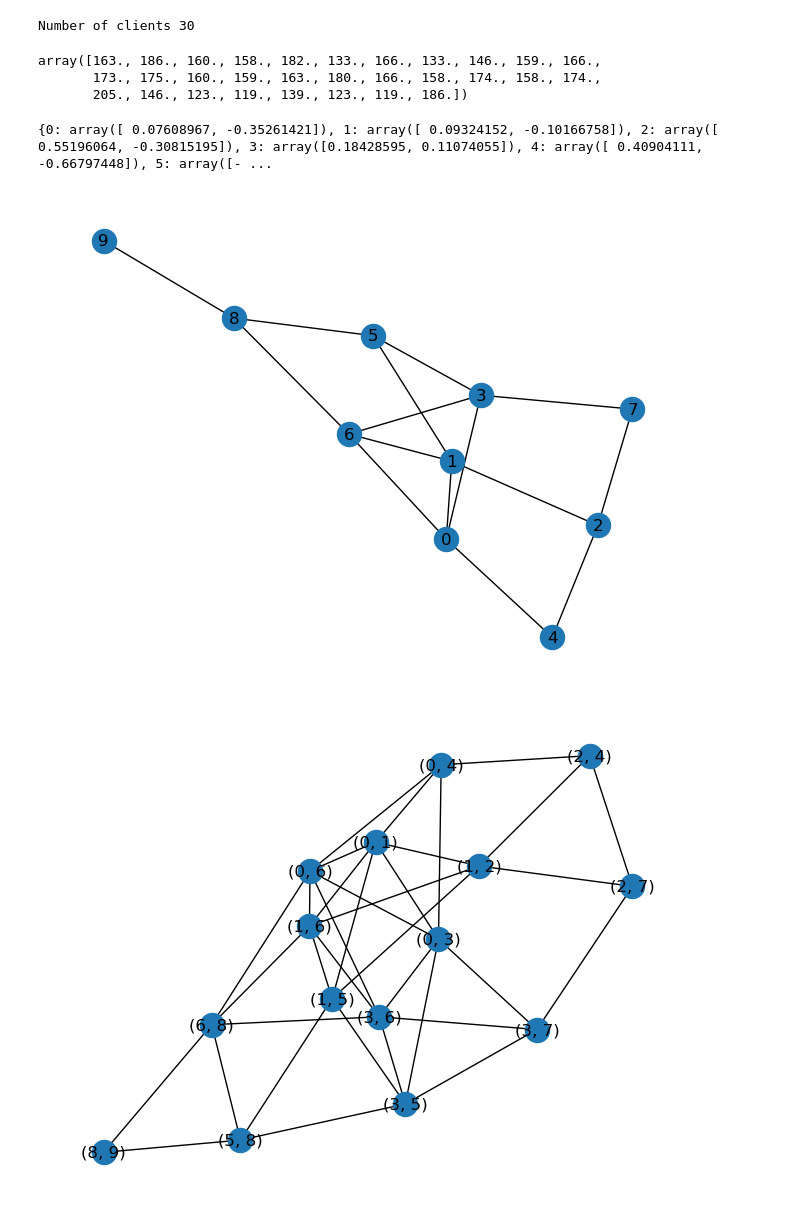
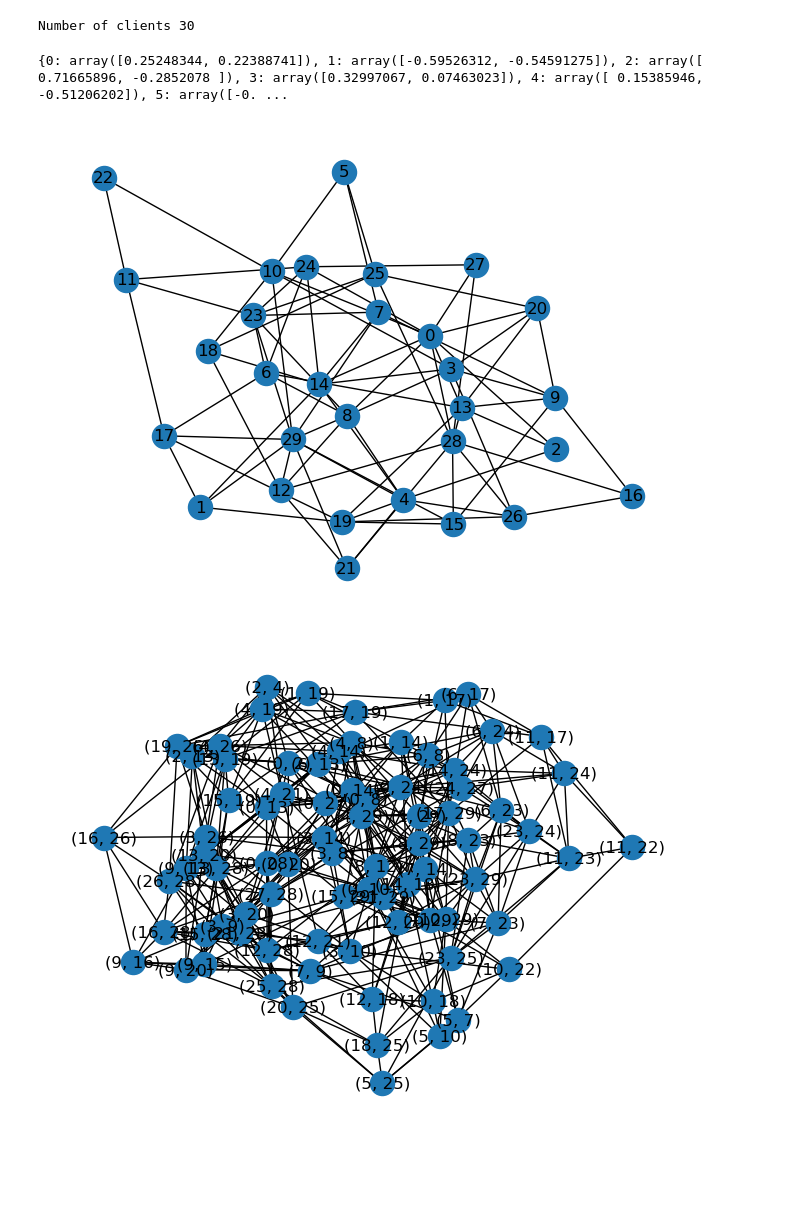
Before and after one commit to abdulmomen-ghalkha/WirelessSheaves, a Jupyter notebook: SubGraph_Sampling.ipynb, the cells around one changed output. Cells and saved outputs as stored; diff of their text form; code cells hidden in the pictures; blank space fills up the shorter version.

Commit message:
Add the graph merging part to the notebook

```diff
--- a/SubGraph_Sampling.ipynb
+++ b/SubGraph_Sampling.ipynb
@@ -8,6 +8,12 @@ import numpy as np
 import networkx as nx
 from scipy.linalg import hadamard
 import matplotlib.pyplot as plt
+# %%
+def generate_random_adjacency_matrix(n, edge_probability=0.2, seed=42):
+    while True:
+        g = nx.generators.random_graphs.binomial_graph(n, edge_probability, seed=seed)
+        if nx.is_connected(g):
+            return nx.adjacency_matrix(g).toarray()
 # %%
 num_clients = 30
 print(f"Number of clients {num_clients}")
@@ -92,33 +52,12 @@ CH = np.sqrt(PL) * CH
-# %%
-# Return the compression factor
-
-K = len(G.nodes())
-N = 8000
-barP = 0.001
-P_bar = 0.001
-CG = np.abs(CH) ** 2
-factor = 0.3
-# A list (device_i's) of #rows for the RLC matrix supported by the channels of each device to its neighbors
-m_array= dig_comp_level(G, CG, N, Chi, barP)
-dig_comp_level(G, CG, N, Chi, P_bar, 10 ** (-169 / 10) * 1e-3, 32, d * factor)
-
-m_array
-# %% [output]
-array([163., 186., 160., 158., 182., 133., 166., 133., 146., 159., 166.,
-       173., 175., 160., 159., 163., 180., 166., 158., 174., 158., 174.,
-       205., 146., 123., 119., 139., 123., 119., 186.])
 # %%
-while True:
-  G = nx.erdos_renyi_graph(10, 0.3)
-  if nx.is_connected(G):
-    break
+
 pos = nx.spring_layout(G)
 print(pos)
 nx.draw(G, pos, with_labels=True)
 plt.show()
 # %% [output]
-{0: array([ 0.07608967, -0.35261421]), 1: array([ 0.09324152, -0.10166758]), 2: array([ 0.55196064, -0.30815195]), 3: array([0.18428595, 0.11074055]), 4: array([ 0.40904111, -0.66797448]), 5: array([- ...
+{0: array([0.25248344, 0.22388741]), 1: array([-0.59526312, -0.54591275]), 2: array([ 0.71665896, -0.2852078 ]), 3: array([0.32997067, 0.07463023]), 4: array([ 0.15385946, -0.51206202]), 5: array([-0. ...
-[figure, old version]
+[figure, new version]
 # %%
 color_dict = {
     0: 'r',    # Red
@@ -139,7 +78,7 @@ pos2 = nx.spring_layout(F)
 nx.draw(F, pos2, with_labels=True)
 plt.show()
 # %% [output]
-[figure, old version]
+[figure, new version]
 # %%
 edges_to_colors = nx.coloring.greedy_color(F, strategy="largest_first")
 color_map_nodes = []
```
Also changed, not shown: parts of 13 cells of this notebook, 3 other files.
